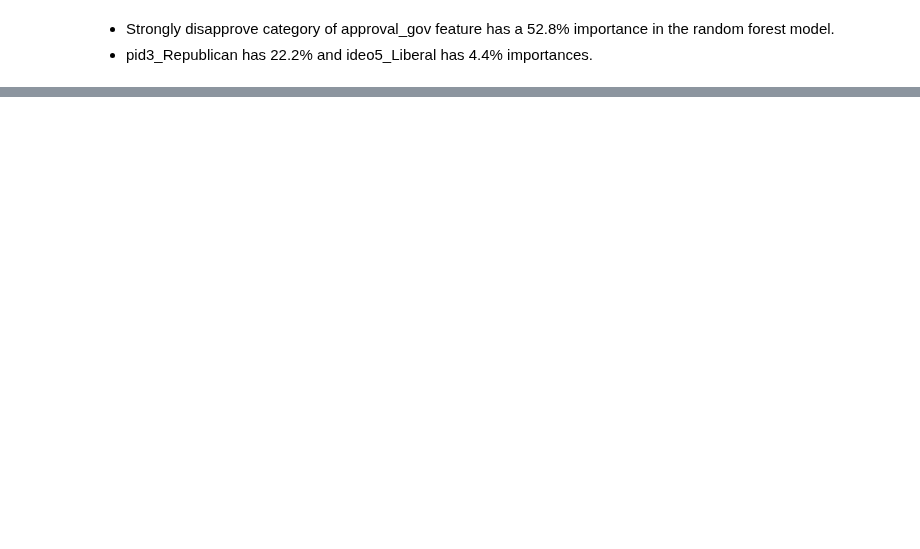
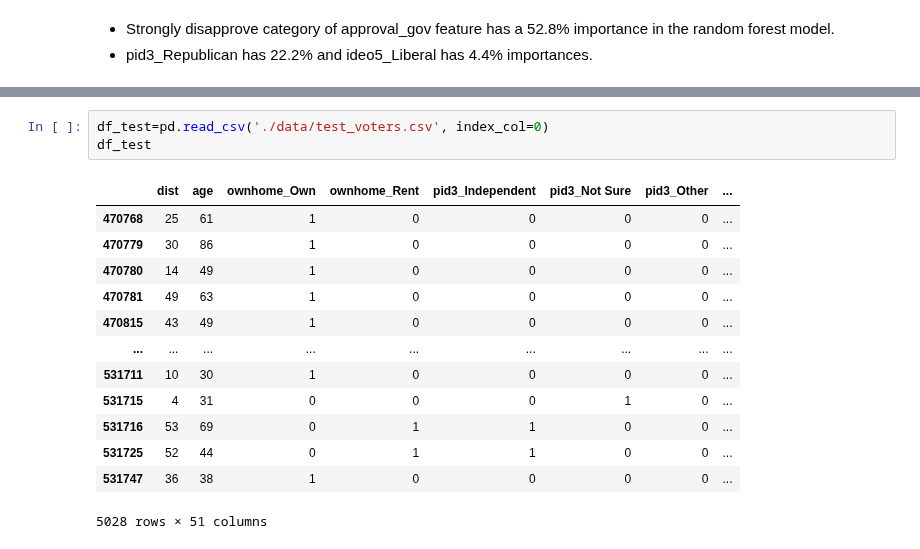
Before and after one commit to creigsantiago/GA-Project-5, a Jupyter notebook: Modeling_Notebook_2.ipynb, the cells around one changed output, grey strips where cells are left out. Cells and saved outputs as stored; diff of their text form; blank space fills up the shorter version.

```diff
--- a/Modeling_Notebook_2.ipynb
+++ b/Modeling_Notebook_2.ipynb
@@ -338,0 +336,17 @@ dtype: float64
+# %%
+df_test=pd.read_csv('./data/test_voters.csv', index_col=0)
+df_test
+# %% [output]
+|  | dist | age | ownhome_Own | ownhome_Rent | pid3_Independent | pid3_Not Sure | pid3_Other | ... |
+| 470768 | 25 | 61 | 1 | 0 | 0 | 0 | 0 | ... |
+| 470779 | 30 | 86 | 1 | 0 | 0 | 0 | 0 | ... |
+| 470780 | 14 | 49 | 1 | 0 | 0 | 0 | 0 | ... |
+| 470781 | 49 | 63 | 1 | 0 | 0 | 0 | 0 | ... |
+| 470815 | 43 | 49 | 1 | 0 | 0 | 0 | 0 | ... |
+| ... | ... | ... | ... | ... | ... | ... | ... | ... |
+| 531711 | 10 | 30 | 1 | 0 | 0 | 0 | 0 | ... |
+| 531715 | 4 | 31 | 0 | 0 | 0 | 1 | 0 | ... |
+| 531716 | 53 | 69 | 0 | 1 | 1 | 0 | 0 | ... |
+| 531725 | 52 | 44 | 0 | 1 | 1 | 0 | 0 | ... |
+| 531747 | 36 | 38 | 1 | 0 | 0 | 0 | 0 | ... |
+5028 rows × 51 columns
```
Also changed, not shown: parts of 30 cells of this notebook, 6 other files.
